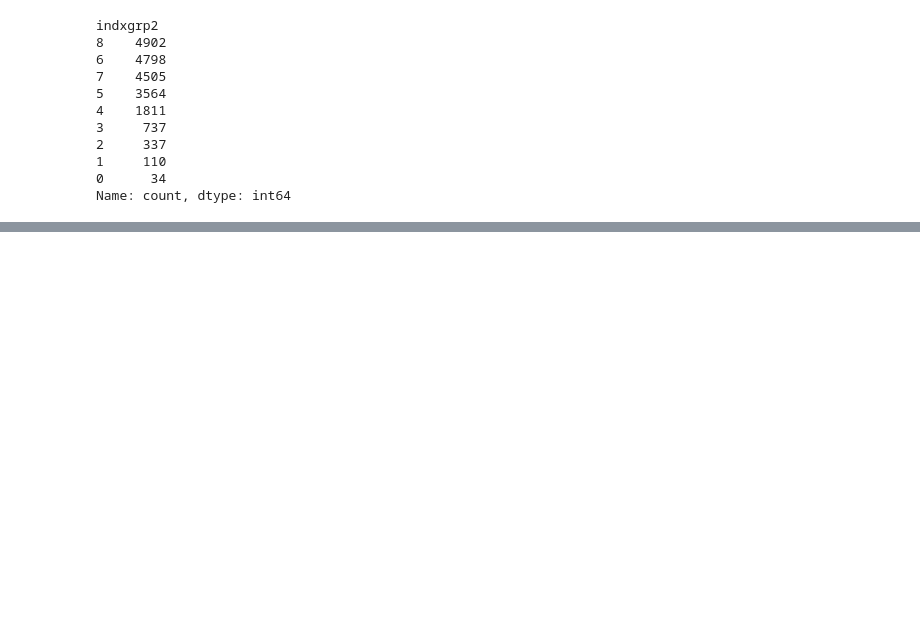
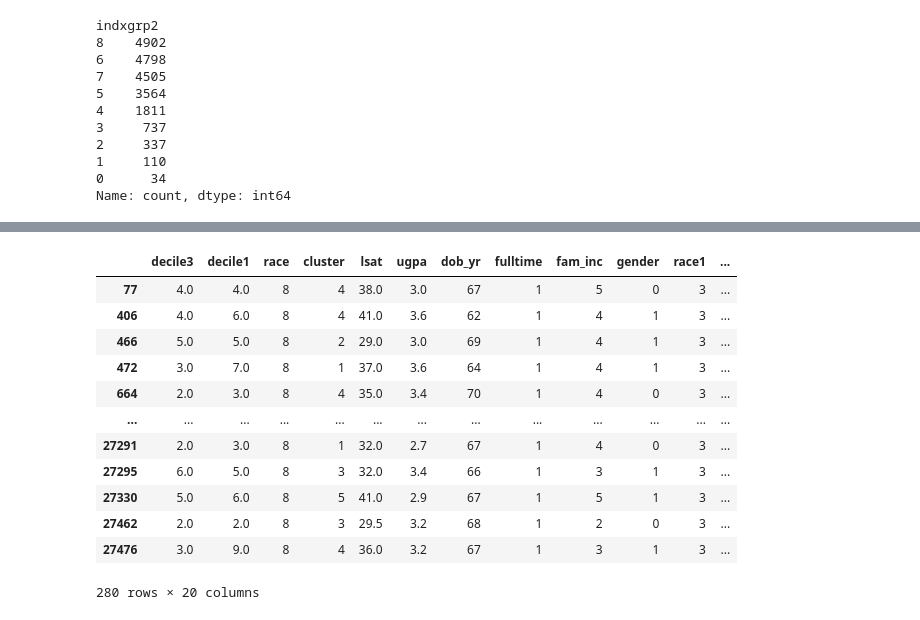
Before and after one commit to VerifAI-inc/mia-privacy-fairness, a Jupyter notebook: Law Data (GitHub)/Data Preprocessing Law Gender.ipynb, the cells around one changed output, grey strips where cells are left out. Saved outputs shown, nothing was run; the diff lists cells and outputs as text; code cells hidden in the pictures; blank space fills up the shorter version.

```diff
--- a/Law Data (GitHub)/Data Preprocessing Law Gender.ipynb
+++ b/Law Data (GitHub)/Data Preprocessing Law Gender.ipynb
@@ -923,0 +970,16 @@ Name: count, dtype: int64
+# %%
+df[df['race']==8]
+# %% [output]
+|  | decile3 | decile1 | race | cluster | lsat | ugpa | dob_yr | fulltime | fam_inc | gender | race1 | ... |
+| 77 | 4.0 | 4.0 | 8 | 4 | 38.0 | 3.0 | 67 | 1 | 5 | 0 | 3 | ... |
+| 406 | 4.0 | 6.0 | 8 | 4 | 41.0 | 3.6 | 62 | 1 | 4 | 1 | 3 | ... |
+| 466 | 5.0 | 5.0 | 8 | 2 | 29.0 | 3.0 | 69 | 1 | 4 | 1 | 3 | ... |
+| 472 | 3.0 | 7.0 | 8 | 1 | 37.0 | 3.6 | 64 | 1 | 4 | 1 | 3 | ... |
+| 664 | 2.0 | 3.0 | 8 | 4 | 35.0 | 3.4 | 70 | 1 | 4 | 0 | 3 | ... |
+| ... | ... | ... | ... | ... | ... | ... | ... | ... | ... | ... | ... | ... |
+| 27291 | 2.0 | 3.0 | 8 | 1 | 32.0 | 2.7 | 67 | 1 | 4 | 0 | 3 | ... |
+| 27295 | 6.0 | 5.0 | 8 | 3 | 32.0 | 3.4 | 66 | 1 | 3 | 1 | 3 | ... |
+| 27330 | 5.0 | 6.0 | 8 | 5 | 41.0 | 2.9 | 67 | 1 | 5 | 1 | 3 | ... |
+| 27462 | 2.0 | 2.0 | 8 | 3 | 29.5 | 3.2 | 68 | 1 | 2 | 0 | 3 | ... |
+| 27476 | 3.0 | 9.0 | 8 | 4 | 36.0 | 3.2 | 67 | 1 | 3 | 1 | 3 | ... |
+280 rows × 20 columns
```
Also changed, not shown: parts of 17 cells of this notebook, 6 other files.
